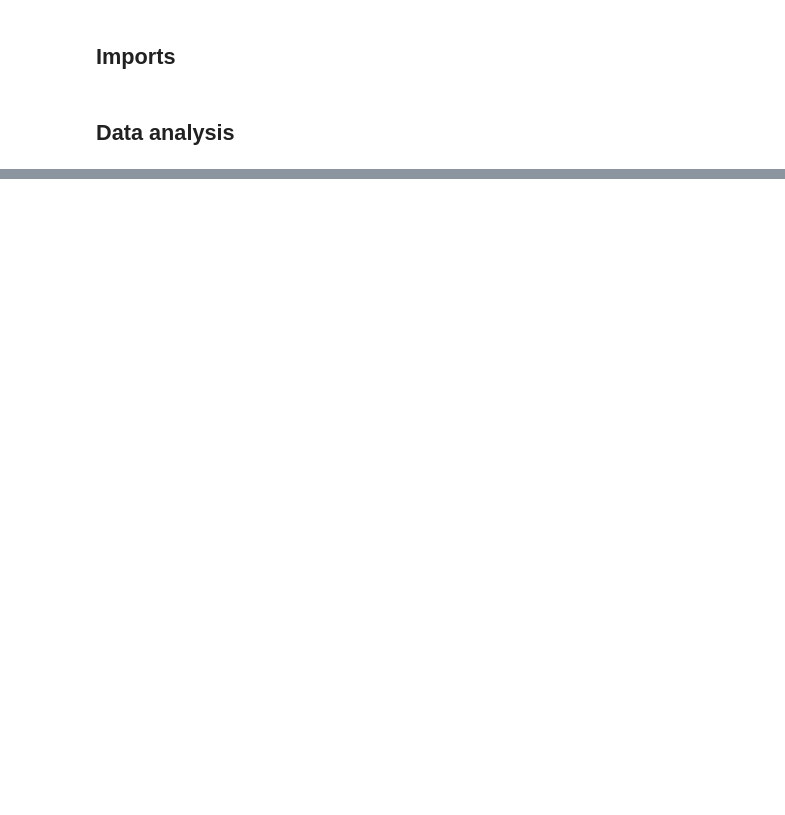
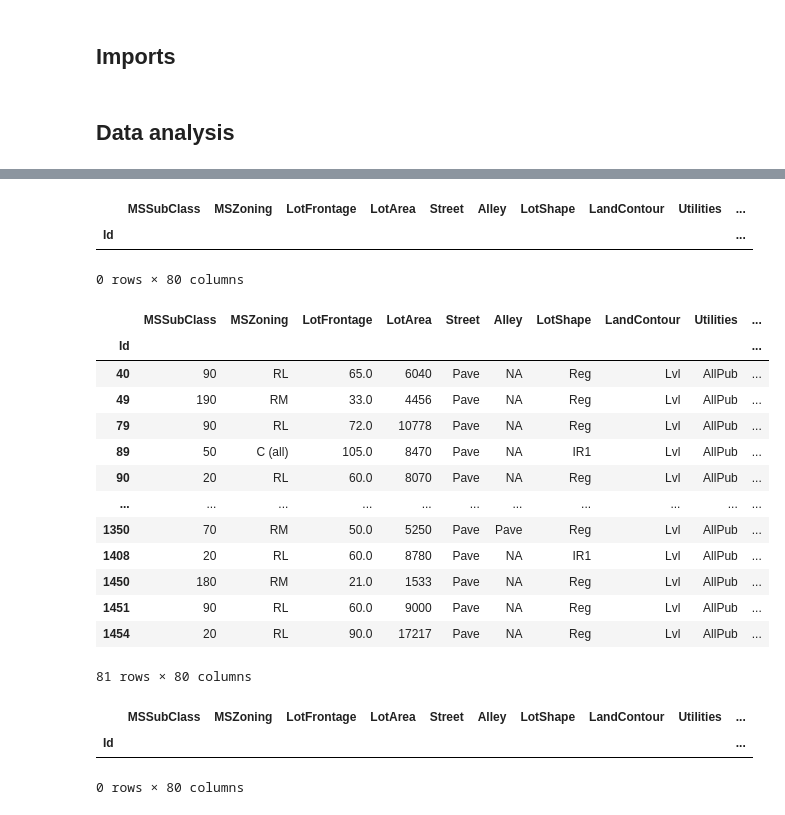
Before and after one commit to vin-br/house-prices, a Jupyter notebook: House Prices.ipynb, the cells around one changed output, grey strips where cells are left out. Cells and saved outputs as stored; diff of their text form; code cells hidden in the pictures; blank space fills up the shorter version.

```diff
--- a/House Prices.ipynb
+++ b/House Prices.ipynb
@@ -98,0 +211,7 @@ Length: 81, dtype: int64
+# %%
+# Replacing "NaN" values in MasVnrType column with most frequent data
+dataset["MasVnrType"] = dataset["MasVnrType"].fillna(
+    dataset["MasVnrType"].value_counts().index[0])
+
+# Verification
+dataset.loc[dataset["MasVnrType"].isnull(), :]
@@ -98,0 +236,7 @@ Length: 81, dtype: int64
+# %%
+# Replacing "NaN" values in MasVnrArea column with most frequent data
+dataset["MasVnrArea"] = dataset["MasVnrArea"].fillna(
+    dataset["MasVnrArea"].value_counts().index[0])
+
+# Verification
+dataset.loc[dataset["MasVnrArea"].isnull(), :]
@@ -98,0 +254,37 @@ Length: 81, dtype: int64
+# %%
+# Replacing "NaN" values in Electrical column with most frequent data
+dataset["Electrical"].fillna(dataset["Electrical"].mode()[0], inplace = True)
+
+# Verification
+dataset.loc[dataset["Electrical"].isnull(), :]
+# %% [output]
+|  | MSSubClass | MSZoning | LotFrontage | LotArea | Street | Alley | LotShape | LandContour | Utilities | ... |
+| Id |  |  |  |  |  |  |  |  |  | ... |
+0 rows × 80 columns
+# %%
+dataset.loc[dataset["GarageYrBlt"].isnull(), :]
+# %% [output]
+|  | MSSubClass | MSZoning | LotFrontage | LotArea | Street | Alley | LotShape | LandContour | Utilities | ... |
+| Id |  |  |  |  |  |  |  |  |  | ... |
+| 40 | 90 | RL | 65.0 | 6040 | Pave | NA | Reg | Lvl | AllPub | ... |
+| 49 | 190 | RM | 33.0 | 4456 | Pave | NA | Reg | Lvl | AllPub | ... |
+| 79 | 90 | RL | 72.0 | 10778 | Pave | NA | Reg | Lvl | AllPub | ... |
+| 89 | 50 | C (all) | 105.0 | 8470 | Pave | NA | IR1 | Lvl | AllPub | ... |
+| 90 | 20 | RL | 60.0 | 8070 | Pave | NA | Reg | Lvl | AllPub | ... |
+| ... | ... | ... | ... | ... | ... | ... | ... | ... | ... | ... |
+| 1350 | 70 | RM | 50.0 | 5250 | Pave | Pave | Reg | Lvl | AllPub | ... |
+| 1408 | 20 | RL | 60.0 | 8780 | Pave | NA | IR1 | Lvl | AllPub | ... |
+| 1450 | 180 | RM | 21.0 | 1533 | Pave | NA | Reg | Lvl | AllPub | ... |
+| 1451 | 90 | RL | 60.0 | 9000 | Pave | NA | Reg | Lvl | AllPub | ... |
+| 1454 | 20 | RL | 90.0 | 17217 | Pave | NA | Reg | Lvl | AllPub | ... |
+81 rows × 80 columns
+# %%
+# Replacing "NaN" values in Electrical column with most frequent data
+dataset["GarageYrBlt"].fillna("YearBuilt", inplace = True)
+
+# Verification
+dataset.loc[dataset["GarageYrBlt"].isnull(), :]
+# %% [output]
+|  | MSSubClass | MSZoning | LotFrontage | LotArea | Street | Alley | LotShape | LandContour | Utilities | ... |
+| Id |  |  |  |  |  |  |  |  |  | ... |
+0 rows × 80 columns
```
Also changed, not shown: parts of 25 cells of this notebook, 1 other file.
